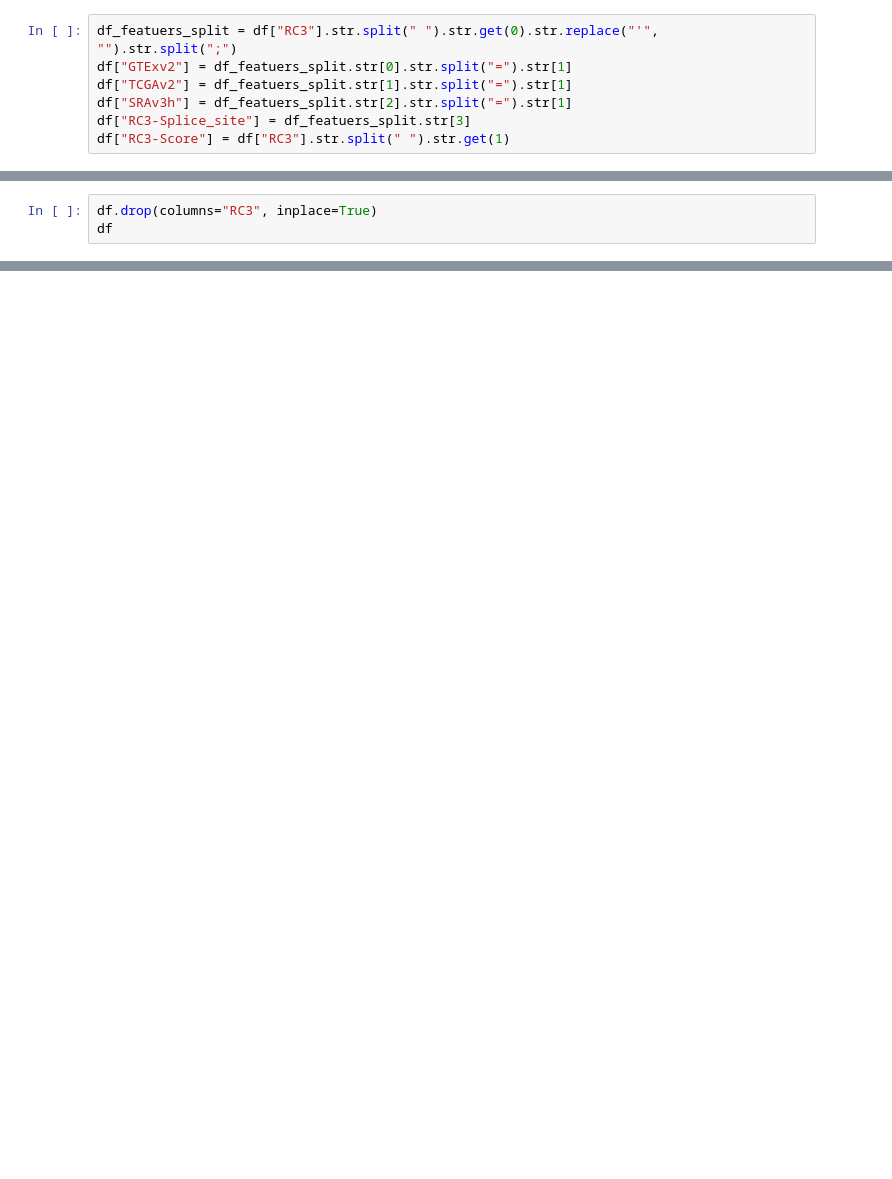
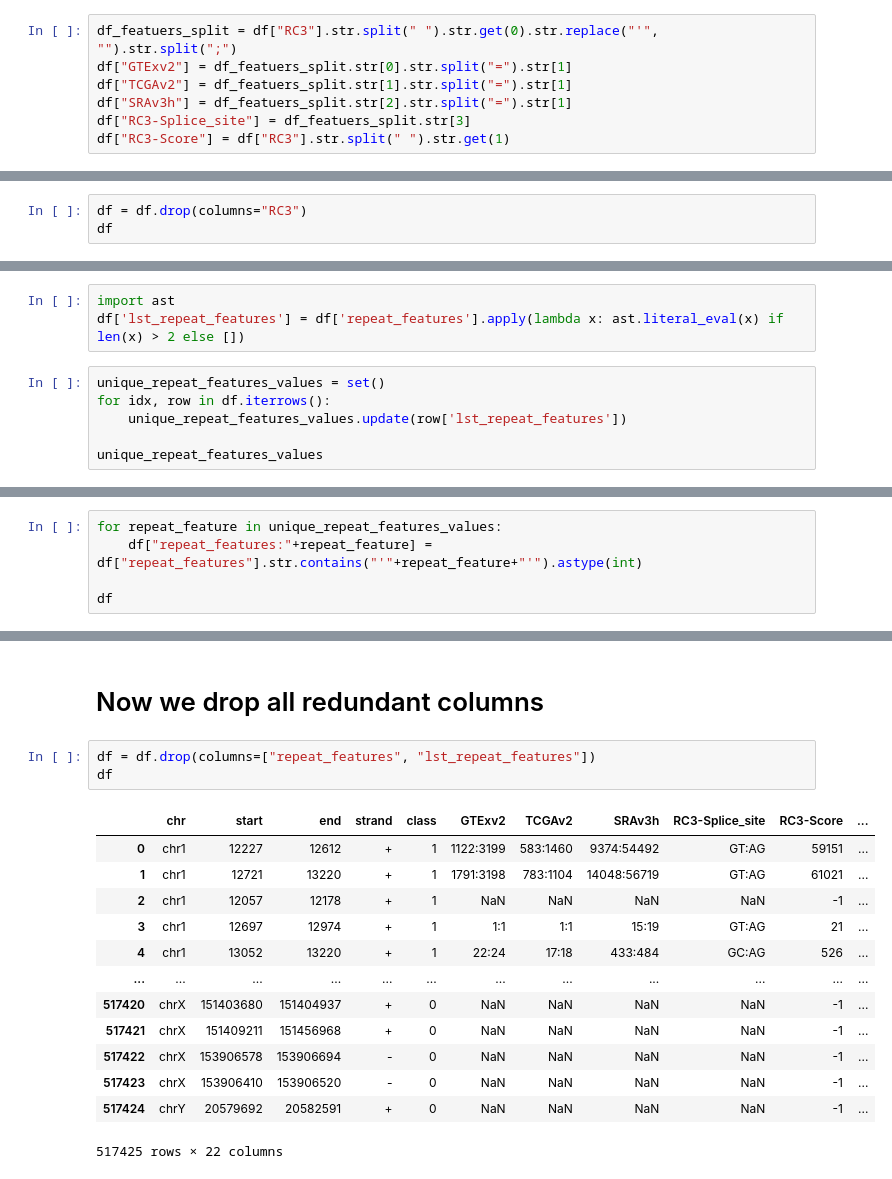
Before and after one commit to EnsemblGSOC/IntronOrNot, a Jupyter notebook: 4 - populating features.ipynb, the cells around one changed output, grey strips where cells are left out. Drawn from its saved outputs; the diff is of its cells as text; blank space fills up the shorter version.

```diff
--- a/4 - populating features.ipynb
+++ b/4 - populating features.ipynb
@@ -37,3 +79,3 @@ df
 # %%
-df.drop(columns="RC3", inplace=True)
+df = df.drop(columns="RC3")
 df
@@ -41,0 +98,9 @@ df.to_csv("Featurized_gencode_introns", index=False)
+# %%
+import ast
+df['lst_repeat_features'] = df['repeat_features'].apply(lambda x: ast.literal_eval(x) if len(x) > 2 else [])
+# %%
+unique_repeat_features_values = set()
+for idx, row in df.iterrows():
+    unique_repeat_features_values.update(row['lst_repeat_features'])
+
+unique_repeat_features_values
@@ -41,0 +120,5 @@ df.to_csv("Featurized_gencode_introns", index=False)
+# %%
+for repeat_feature in unique_repeat_features_values:
+    df["repeat_features:"+repeat_feature] = df["repeat_features"].str.contains("'"+repeat_feature+"'").astype(int)
+
+df
@@ -41,0 +139,19 @@ df.to_csv("Featurized_gencode_introns", index=False)
+# %% [markdown]
+# Now we drop all redundant columns
+# %%
+df = df.drop(columns=["repeat_features", "lst_repeat_features"])
+df
+# %% [output]
+|  | chr | start | end | strand | class | GTExv2 | TCGAv2 | SRAv3h | RC3-Splice_site | RC3-Score | ... |
+| 0 | chr1 | 12227 | 12612 | + | 1 | 1122:3199 | 583:1460 | 9374:54492 | GT:AG | 59151 | ... |
+| 1 | chr1 | 12721 | 13220 | + | 1 | 1791:3198 | 783:1104 | 14048:56719 | GT:AG | 61021 | ... |
+| 2 | chr1 | 12057 | 12178 | + | 1 | NaN | NaN | NaN | NaN | -1 | ... |
+| 3 | chr1 | 12697 | 12974 | + | 1 | 1:1 | 1:1 | 15:19 | GT:AG | 21 | ... |
+| 4 | chr1 | 13052 | 13220 | + | 1 | 22:24 | 17:18 | 433:484 | GC:AG | 526 | ... |
+| ... | ... | ... | ... | ... | ... | ... | ... | ... | ... | ... | ... |
+| 517420 | chrX | 151403680 | 151404937 | + | 0 | NaN | NaN | NaN | NaN | -1 | ... |
+| 517421 | chrX | 151409211 | 151456968 | + | 0 | NaN | NaN | NaN | NaN | -1 | ... |
+| 517422 | chrX | 153906578 | 153906694 | - | 0 | NaN | NaN | NaN | NaN | -1 | ... |
+| 517423 | chrX | 153906410 | 153906520 | - | 0 | NaN | NaN | NaN | NaN | -1 | ... |
+| 517424 | chrY | 20579692 | 20582591 | + | 0 | NaN | NaN | NaN | NaN | -1 | ... |
+517425 rows × 22 columns
```
Also changed, not shown: parts of 11 cells of this notebook.
